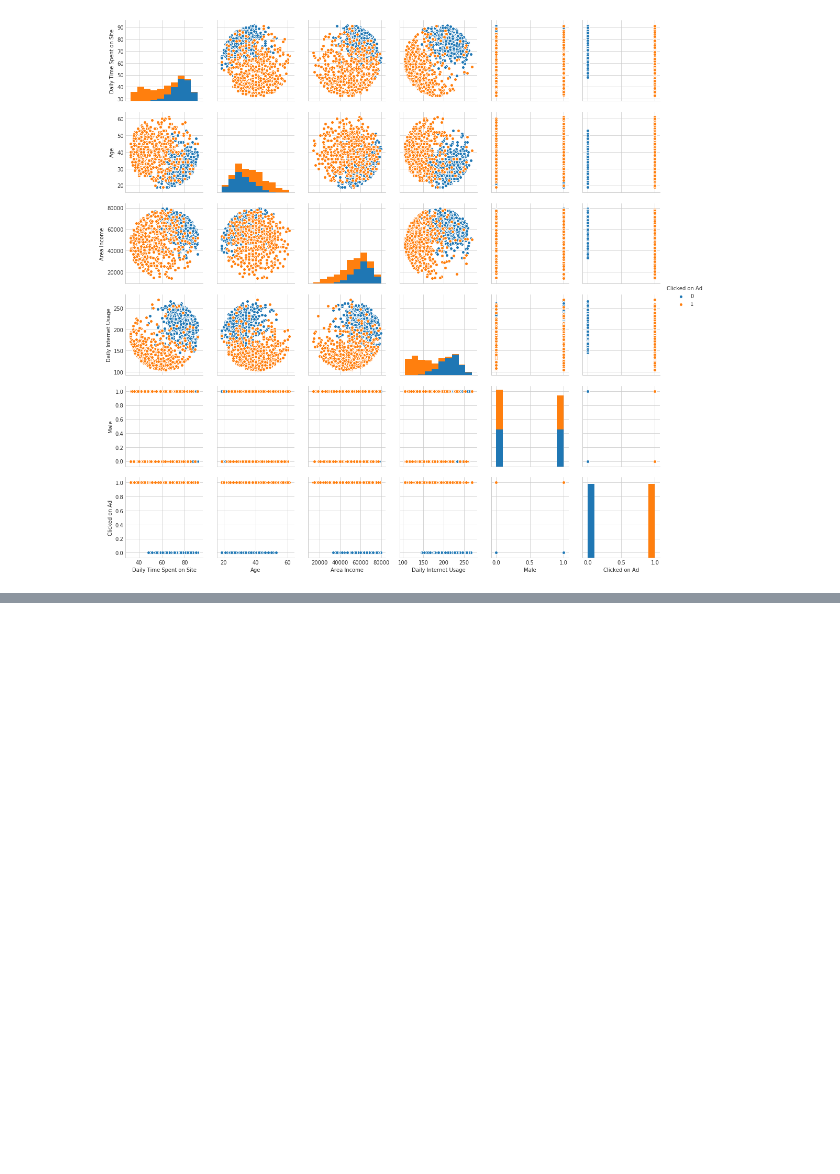
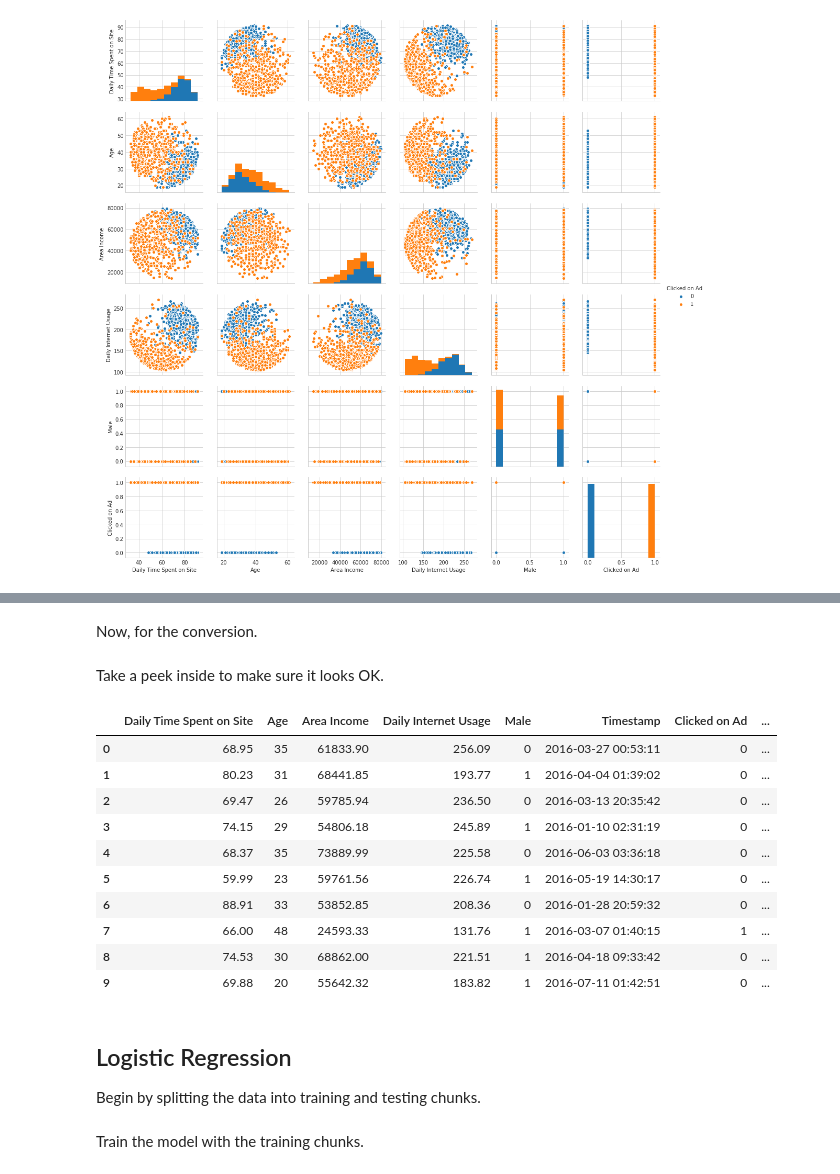
Before and after one commit to OzBonus/Selbstbildung, a Jupyter notebook: udemy-python-for-data-science/16 Logistic Regression Project.ipynb, the cells around one changed output, grey strips where cells are left out. Saved outputs shown, nothing was run; the diff lists cells and outputs as text; code cells hidden in the pictures; blank space fills up the shorter version.

```diff
--- a/udemy-python-for-data-science/16 Logistic Regression Project.ipynb
+++ b/udemy-python-for-data-science/16 Logistic Regression Project.ipynb
@@ -142,0 +169,26 @@ I know this is randomly-generated data, but come on. Anyway, nearly all of the r
+# %%
+data['Timestamp'] = pd.to_datetime(data['Timestamp'])
+# %% [markdown]
+Now, for the conversion.
+# %%
+data['Weekend'] = data['Timestamp'].apply(lambda x: 0 if x.weekday() < 5 else 1)
+# %% [markdown]
+Take a peek inside to make sure it looks OK.
+# %%
+data.head(10)
+# %% [output]
+|  | Daily Time Spent on Site | Age | Area Income | Daily Internet Usage | Male | Timestamp | Clicked on Ad | ... |
+| 0 | 68.95 | 35 | 61833.90 | 256.09 | 0 | 2016-03-27 00:53:11 | 0 | ... |
+| 1 | 80.23 | 31 | 68441.85 | 193.77 | 1 | 2016-04-04 01:39:02 | 0 | ... |
+| 2 | 69.47 | 26 | 59785.94 | 236.50 | 0 | 2016-03-13 20:35:42 | 0 | ... |
+| 3 | 74.15 | 29 | 54806.18 | 245.89 | 1 | 2016-01-10 02:31:19 | 0 | ... |
+| 4 | 68.37 | 35 | 73889.99 | 225.58 | 0 | 2016-06-03 03:36:18 | 0 | ... |
+| 5 | 59.99 | 23 | 59761.56 | 226.74 | 1 | 2016-05-19 14:30:17 | 0 | ... |
+| 6 | 88.91 | 33 | 53852.85 | 208.36 | 0 | 2016-01-28 20:59:32 | 0 | ... |
+| 7 | 66.00 | 48 | 24593.33 | 131.76 | 1 | 2016-03-07 01:40:15 | 1 | ... |
+| 8 | 74.53 | 30 | 68862.00 | 221.51 | 1 | 2016-04-18 09:33:42 | 0 | ... |
+| 9 | 69.88 | 20 | 55642.32 | 183.82 | 1 | 2016-07-11 01:42:51 | 0 | ... |
+# %% [markdown]
+## Logistic Regression
+
+Begin by splitting the data into training and testing chunks.
@@ -142,0 +200,2 @@ I know this is randomly-generated data, but come on. Anyway, nearly all of the r
+# %% [markdown]
+Train the model with the training chunks.
```
Also changed, not shown: parts of 13 cells of this notebook, 3 other files.
